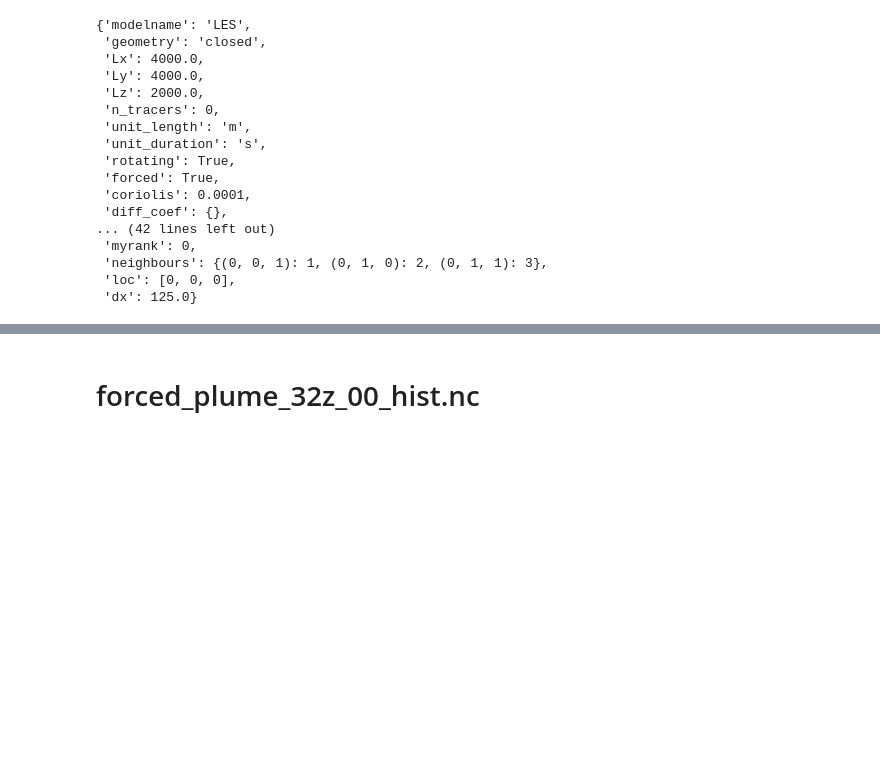
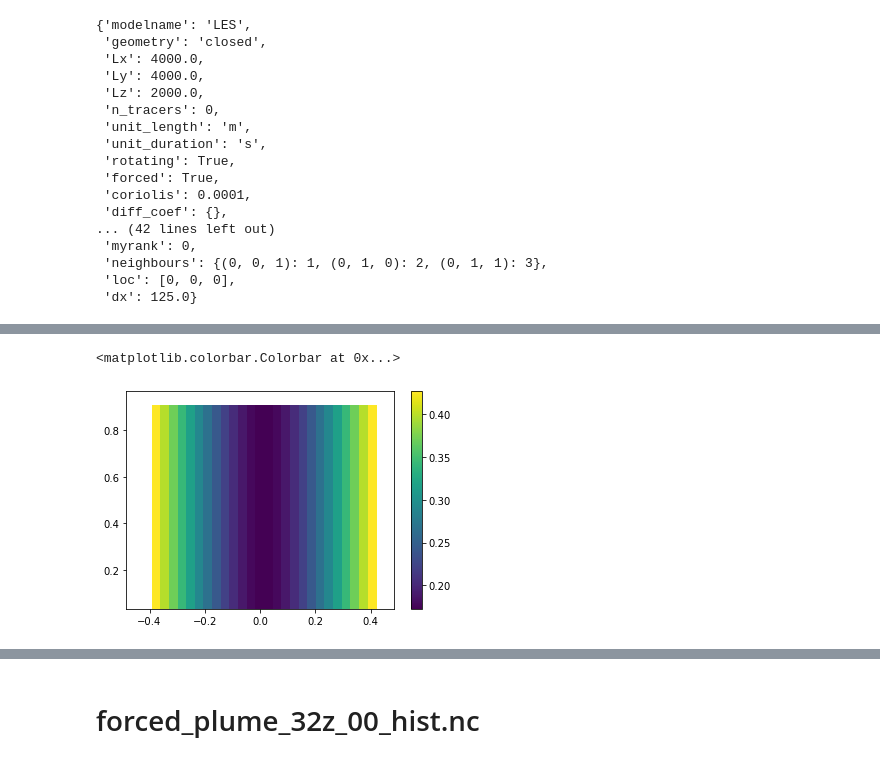
Before and after one commit to cpierard/Nyles, a Jupyter notebook: notebooks/Fluxes.ipynb, the cells around one changed output, grey strips where cells are left out. Saved outputs shown, nothing was run; the diff lists cells and outputs as text; code cells hidden in the pictures; blank space fills up the shorter version.

```diff
--- a/notebooks/Fluxes.ipynb
+++ b/notebooks/Fluxes.ipynb
@@ -76,0 +64,6 @@ w = diagnostics.velocity_interpolation(w, axis=1)
+# %%
+plt.pcolormesh(x[10,:,:], z[10,:,:], d_damp[10,:,:])
+plt.colorbar()
+# %% [output]
+<matplotlib.colorbar.Colorbar at 0x...>
+[figure, added]
```
Also changed, not shown: parts of 27 cells of this notebook, 2 other files.
